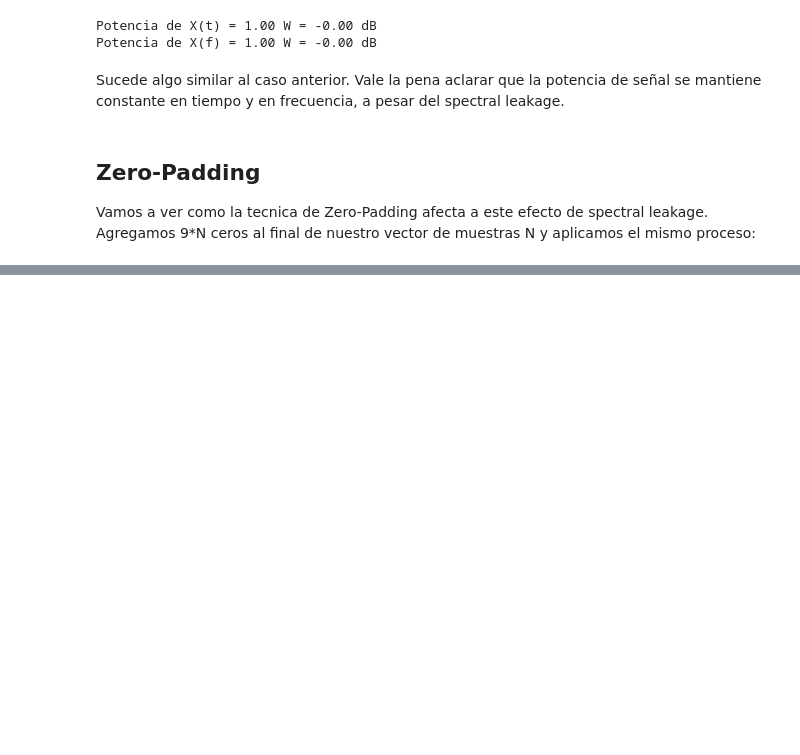
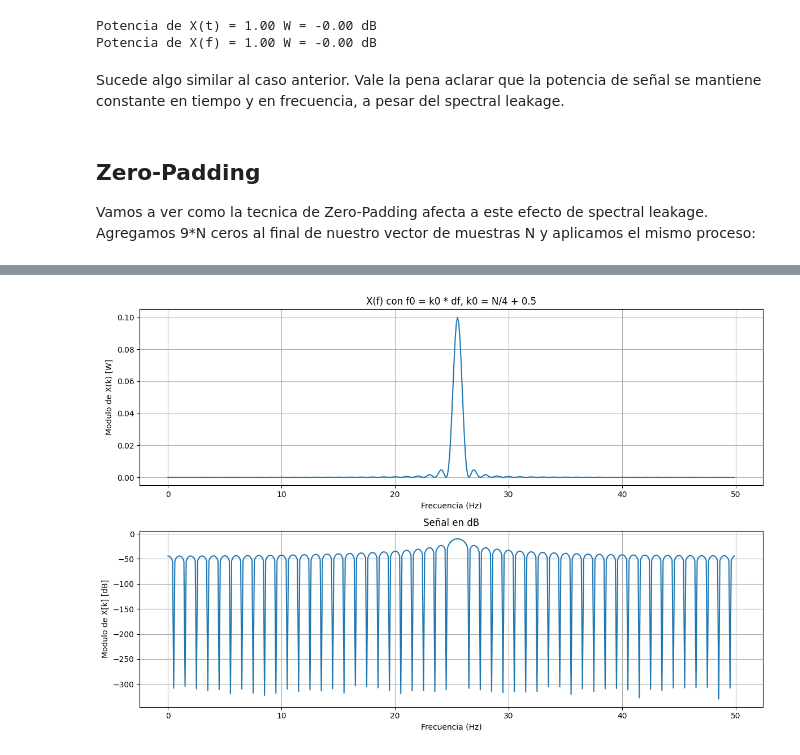
Before and after one commit to tomzuran/PDS2026, a Jupyter notebook: estiimacion_espectral.ipynb, the cells around one changed output, grey strips where cells are left out. Drawn from its saved outputs; the diff is of its cells as text; code cells hidden in the pictures; blank space fills up the shorter version.

```diff
--- a/estiimacion_espectral.ipynb
+++ b/estiimacion_espectral.ipynb
@@ -208,0 +247,4 @@ Vamos a ver como la tecnica de Zero-Padding afecta a este efecto de spectral lea
+# %%
+psd, freqs =plot_psd_señal(xx2, fs, N*10, title=f"X(f) con f0 = k0 * df, k0 = N/4 + 0.5", type="line")
+# %% [output]
+[figure, added]
```
Also changed, not shown: parts of 6 cells of this notebook, 1 other file.
